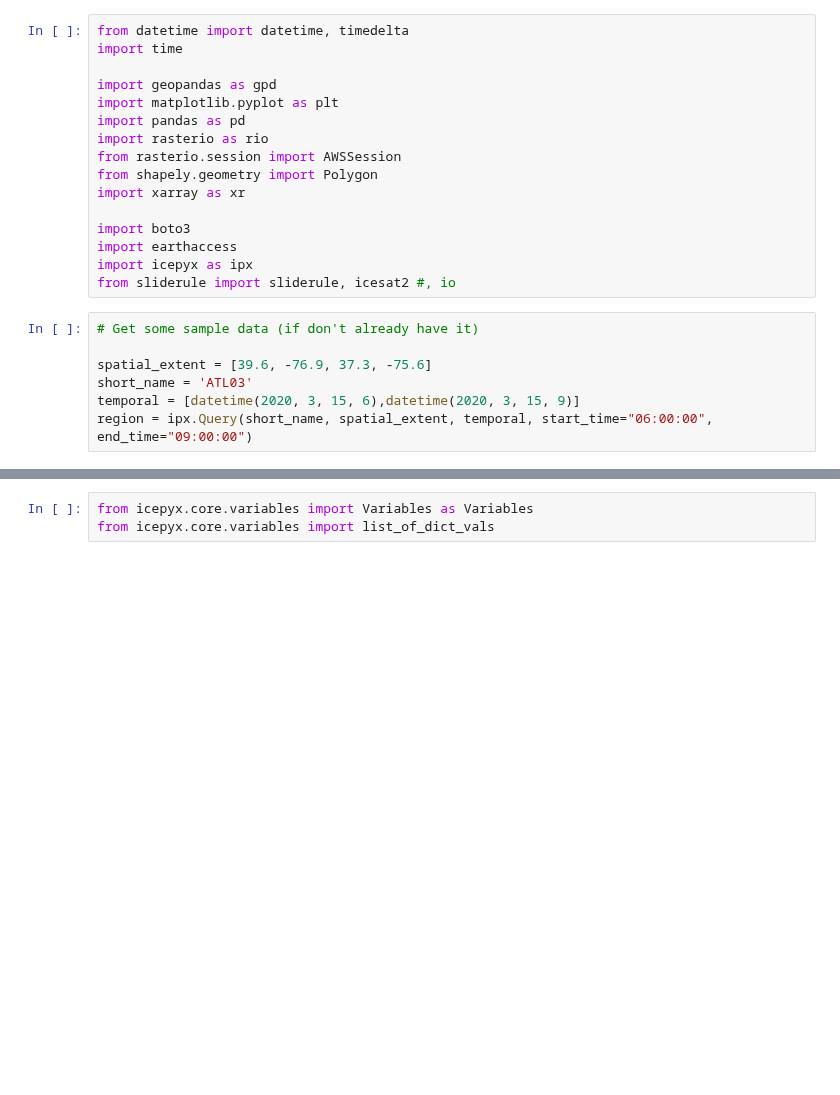
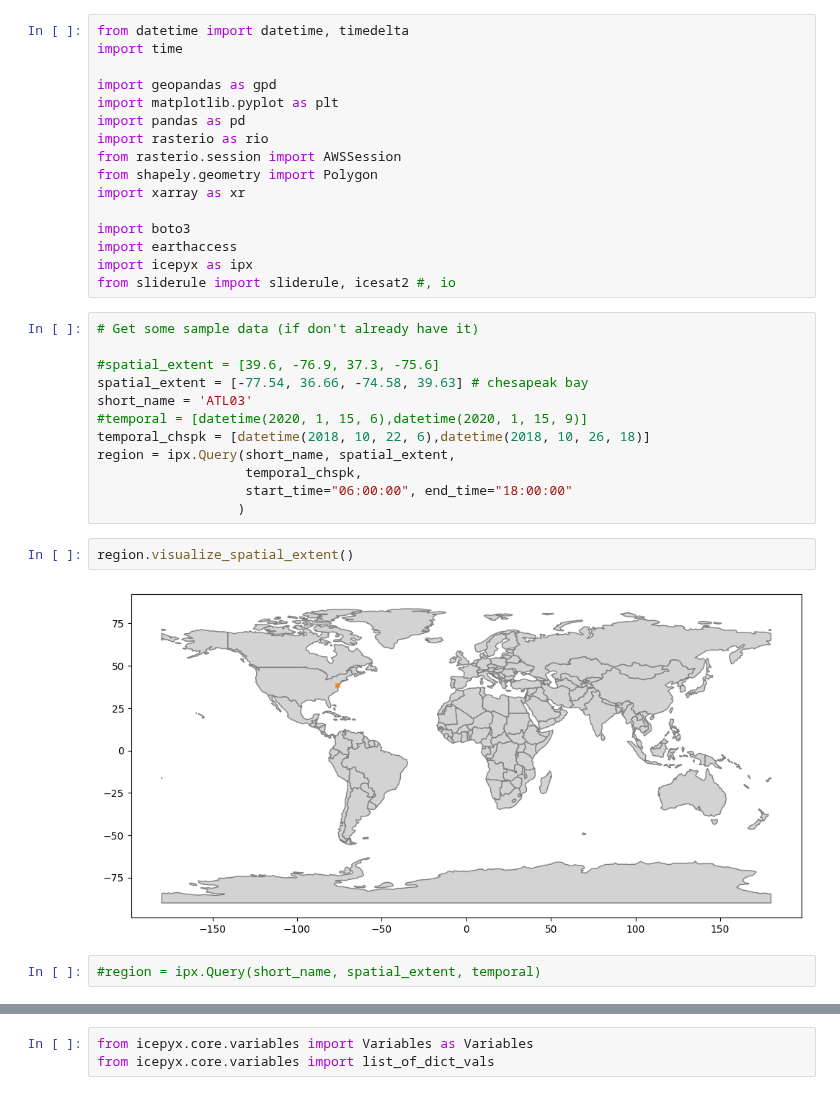
Before and after one commit to icesat2py/aok, a Jupyter notebook: doc/source/example_notebooks/get_SR_data.ipynb, the cells around one changed output, grey strips where cells are left out. Cells and saved outputs as stored; diff of their text form; blank space fills up the shorter version.

```diff
--- a/doc/source/example_notebooks/get_SR_data.ipynb
+++ b/doc/source/example_notebooks/get_SR_data.ipynb
@@ -55,7 +55,18 @@ from sliderule import sliderule, icesat2 #, io
 # %%
 # Get some sample data (if don't already have it)
 
-spatial_extent = [39.6, -76.9, 37.3, -75.6]
+#spatial_extent = [39.6, -76.9, 37.3, -75.6]
+spatial_extent = [-77.54, 36.66, -74.58, 39.63] # chesapeak bay
 short_name = 'ATL03'
-temporal = [datetime(2020, 3, 15, 6),datetime(2020, 3, 15, 9)]
-region = ipx.Query(short_name, spatial_extent, temporal, start_time="06:00:00", end_time="09:00:00")
+#temporal = [datetime(2020, 1, 15, 6),datetime(2020, 1, 15, 9)]
+temporal_chspk = [datetime(2018, 10, 22, 6),datetime(2018, 10, 26, 18)]
+region = ipx.Query(short_name, spatial_extent,
+                   temporal_chspk,
+                   start_time="06:00:00", end_time="18:00:00"
+                  )
+# %%
+region.visualize_spatial_extent()
+# %% [output]
+[figure, added]
+# %%
+#region = ipx.Query(short_name, spatial_extent, temporal)
```
Also changed, not shown: parts of 45 cells of this notebook, 5 other files.
